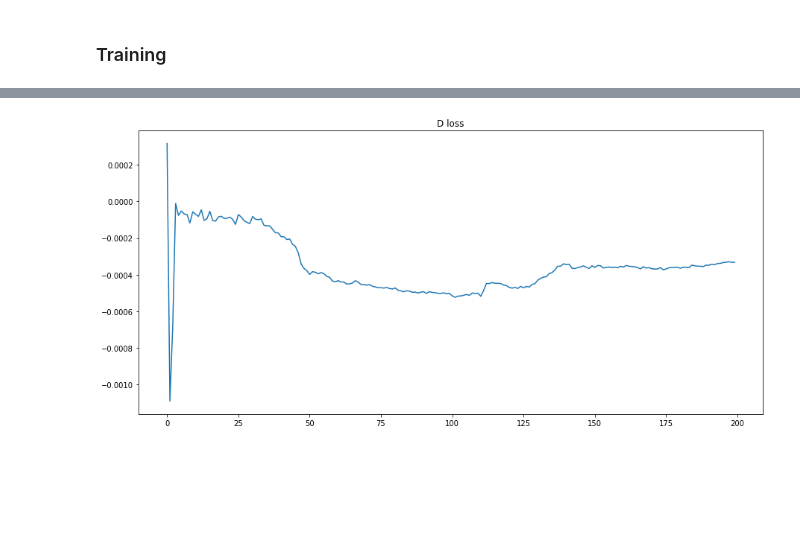
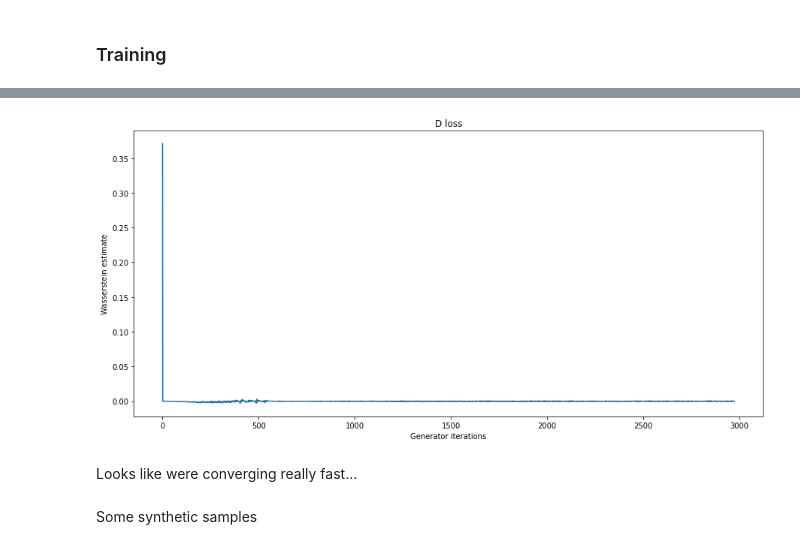
Before and after one commit to PascalJD/IFT6756, a Jupyter notebook: main.ipynb, the cells around one changed output, grey strips where cells are left out. Saved outputs shown, nothing was run; the diff lists cells and outputs as text; code cells hidden in the pictures; blank space fills up the shorter version.

Commit message:
Em approx as gan's logs

```diff
--- a/main.ipynb
+++ b/main.ipynb
@@ -132,10 +133,14 @@ df = pd.concat(dfs, axis=0, ignore_index=True)
 train, val, test = train_val_test_split(df)
 """
 
-# Load data (numpy arrays)
-train = pd.read_csv('/content/gdrive/MyDrive/IFT6756/data/TrainValTest/train.csv', index_col=0).values
-val = pd.read_csv('/content/gdrive/MyDrive/IFT6756/data/TrainValTest/val.csv', index_col=0).values
-test = pd.read_csv('/content/gdrive/MyDrive/IFT6756/data/TrainValTest/test.csv', index_col=0).values
+# Load data
+train_df = pd.read_csv('/content/gdrive/MyDrive/IFT6756/data/TrainValTest/train.csv', index_col=0)
+val_df = pd.read_csv('/content/gdrive/MyDrive/IFT6756/data/TrainValTest/val.csv', index_col=0)
+test_df = pd.read_csv('/content/gdrive/MyDrive/IFT6756/data/TrainValTest/test.csv', index_col=0)
+# To numpy arrays
+train = train_df.values
+val = val_df.values
+test = test_df.values
 # To tensors
 train_tensor = torch.tensor(train, dtype=torch.float32)
 val_tensor = torch.tensor(val, dtype=torch.float32)
@@ -205,7 +210,7 @@ test_tensor = torch.tensor(test, dtype=torch.float32)
 # %% [markdown]
 ### Initialization
 # %%
-args = Arguments_gan(epochs=200)
+args = Arguments_gan(epochs=25)
 # %%
 # DataLoader
 train_loader = DataLoader(train_tensor,
@@ -263,8 +268,14 @@ Epoch 199, Iteration 500, D average loss: -0.0006351247429847717, G average loss
 # %%
 plt.figure(figsize=(15, 7))
 plt.title("D loss")
-plt.plot(gan.D.logs["train loss"])
+plt.xlabel("Generator iterations")
+plt.ylabel("Wasserstein estimate")
+plt.plot(gan.logs["approx. EM distance"])
 plt.show()
 # %% [output]
-[figure, old version]
+[figure, new version]
+# %% [markdown]
+Looks like were converging really fast...
+# %% [markdown]
+Some synthetic samples
 # %%
```
Also changed, not shown: parts of 11 cells of this notebook, 4 other files.
